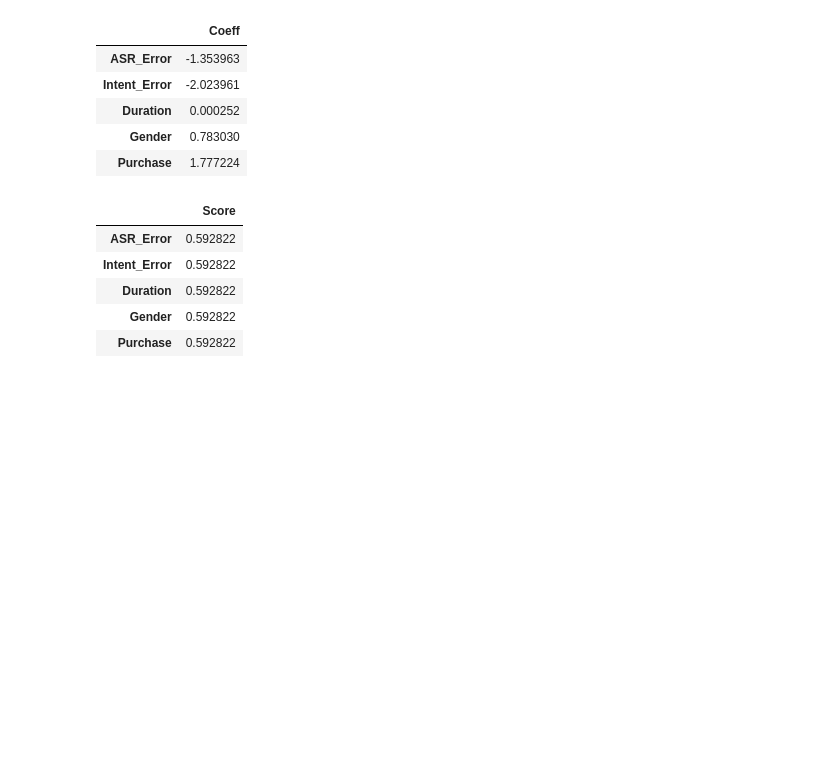
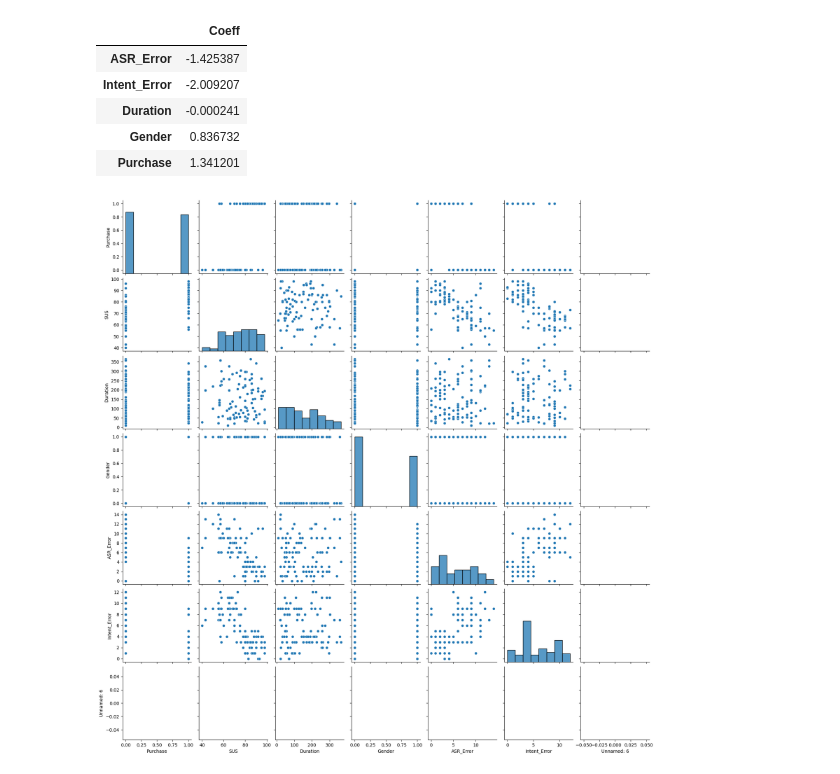
Before and after one commit to singh-maya/ML-Assignment-1, a Jupyter notebook: Regression.ipynb, the cells around one changed output. Drawn from its saved outputs; the diff is of its cells as text; code cells hidden in the pictures; blank space fills up the shorter version.

Commit message:
added regression model

```diff
--- a/Regression.ipynb
+++ b/Regression.ipynb
@@ -8,20 +7,16 @@ from sklearn.model_selection import train_test_split
 # %%
 raw_data = pd.read_csv('data.csv')
+sns.pairplot(raw_data)
 x = raw_data[['ASR_Error', 'Intent_Error', 'Duration', 'Gender', 'Purchase']]
 y = raw_data['SUS']
-x_train, x_test, y_train, y_test = train_test_split(x, y, test_size=1)
-model = LinearRegression().fit(x_train, y_train)
+model = LinearRegression().fit(x,y)
 coeff = pd.DataFrame(model.coef_, x.columns, columns=['Coeff'])
+display(coeff)
 # %% [output]
 |  | Coeff |
-| ASR_Error | -1.353963 |
-| Intent_Error | -2.023961 |
-| Duration | 0.000252 |
-| Gender | 0.783030 |
-| Purchase | 1.777224 |
+| ASR_Error | -1.425387 |
+| Intent_Error | -2.009207 |
+| Duration | -0.000241 |
+| Gender | 0.836732 |
+| Purchase | 1.341201 |
-|  | Score |
-| ASR_Error | 0.592822 |
-| Intent_Error | 0.592822 |
-| Duration | 0.592822 |
-| Gender | 0.592822 |
-| Purchase | 0.592822 |
+[figure, added]
```
Also changed, not shown: parts of 1 cell of this notebook.
